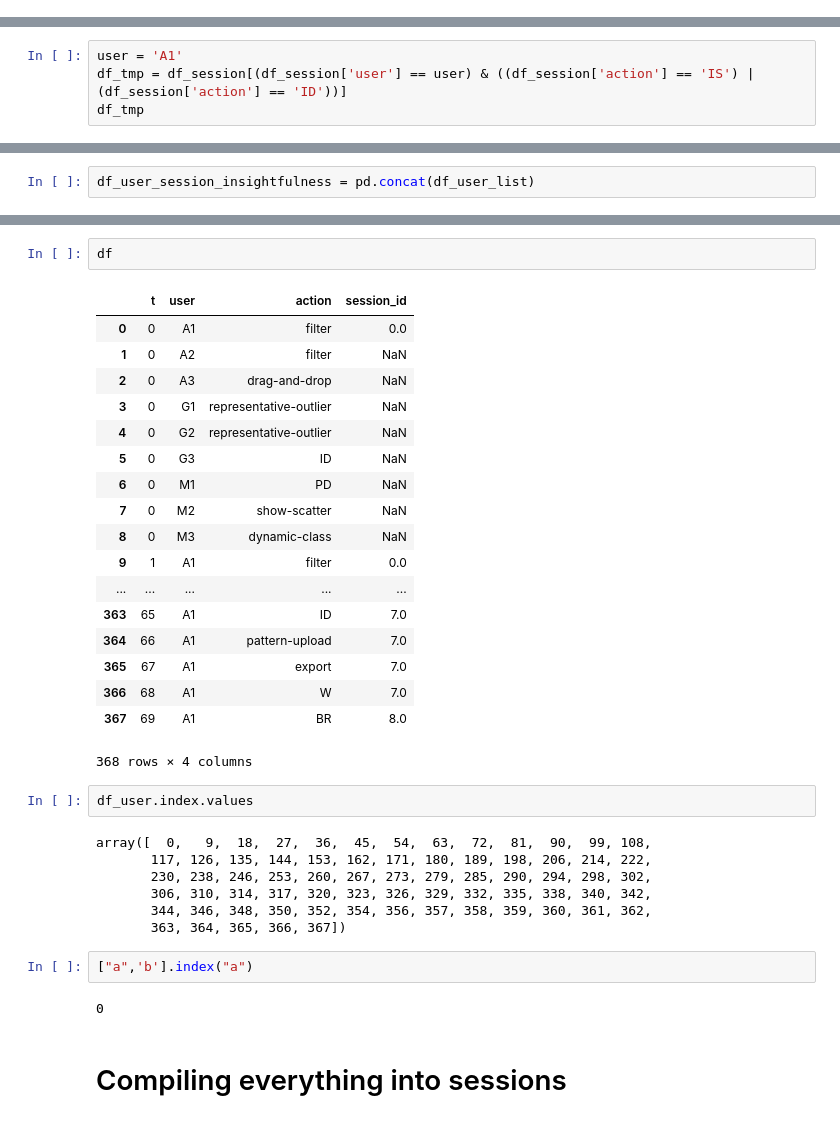
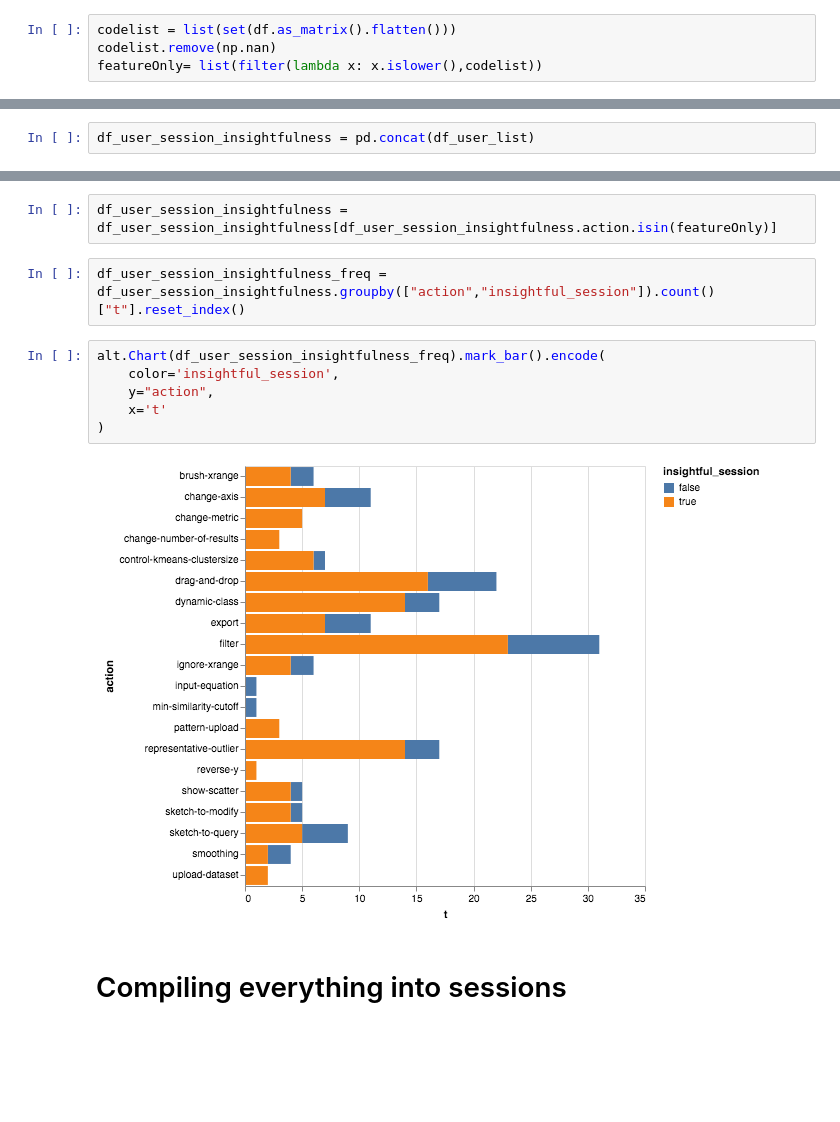
Before and after one commit to dorisjlee/ZV-paper, a Jupyter notebook: analysis/SessionInsightAnalysis.ipynb, the cells around one changed output, grey strips where cells are left out. Saved outputs shown, nothing was run; the diff lists cells and outputs as text; blank space fills up the shorter version.

Commit message:
insight viz

```diff
--- a/analysis/SessionInsightAnalysis.ipynb
+++ b/analysis/SessionInsightAnalysis.ipynb
@@ -3,6 +3,10 @@ import pandas as pd
 import numpy as np
 import altair as alt
 df = pd.read_csv("StudyEventTimeSeries.csv")
+# %%
+codelist = list(set(df.as_matrix().flatten()))
+codelist.remove(np.nan)
+featureOnly= list(filter(lambda x: x.islower(),codelist))
 # %%
 df = df.stack().reset_index()
 
@@ -52,4 +44,0 @@ df_session.head()
-# %%
-user = 'A1'
-df_tmp = df_session[(df_session['user'] == user) & ((df_session['action'] == 'IS') | (df_session['action'] == 'ID'))]
-df_tmp
@@ -135,37 +63,15 @@ See the caveats in the documentation: http://pandas.pydata.org/pandas-docs/stabl
-# %%
-df
-# %% [output]
-|  | t | user | action | session_id |
-| 0 | 0 | A1 | filter | 0.0 |
-| 1 | 0 | A2 | filter | NaN |
-| 2 | 0 | A3 | drag-and-drop | NaN |
-| 3 | 0 | G1 | representative-outlier | NaN |
-| 4 | 0 | G2 | representative-outlier | NaN |
-| 5 | 0 | G3 | ID | NaN |
-| 6 | 0 | M1 | PD | NaN |
-| 7 | 0 | M2 | show-scatter | NaN |
-| 8 | 0 | M3 | dynamic-class | NaN |
-| 9 | 1 | A1 | filter | 0.0 |
-| ... | ... | ... | ... | ... |
-| 363 | 65 | A1 | ID | 7.0 |
-| 364 | 66 | A1 | pattern-upload | 7.0 |
-| 365 | 67 | A1 | export | 7.0 |
-| 366 | 68 | A1 | W | 7.0 |
-| 367 | 69 | A1 | BR | 8.0 |
-368 rows × 4 columns
-# %%
-df_user.index.values
-# %% [output]
-array([  0,   9,  18,  27,  36,  45,  54,  63,  72,  81,  90,  99, 108,
-       117, 126, 135, 144, 153, 162, 171, 180, 189, 198, 206, 214, 222,
-       230, 238, 246, 253, 260, 267, 273, 279, 285, 290, 294, 298, 302,
-       306, 310, 314, 317, 320, 323, 326, 329, 332, 335, 338, 340, 342,
-       344, 346, 348, 350, 352, 354, 356, 357, 358, 359, 360, 361, 362,
-       363, 364, 365, 366, 367])
-# %%
-["a",'b'].index("a")
-# %% [output]
-0
+# %%
+df_user_session_insightfulness = df_user_session_insightfulness[df_user_session_insightfulness.action.isin(featureOnly)]
+# %%
+df_user_session_insightfulness_freq = df_user_session_insightfulness.groupby(["action","insightful_session"]).count()["t"].reset_index()
+# %%
+alt.Chart(df_user_session_insightfulness_freq).mark_bar().encode(
+    color='insightful_session',
+    y="action",
+    x='t'
+)
+# %% [output]
+[figure, added]
 # %% [markdown]
 # Compiling everything into sessions
 # %%
```
Also changed, not shown: parts of 13 cells of this notebook.
